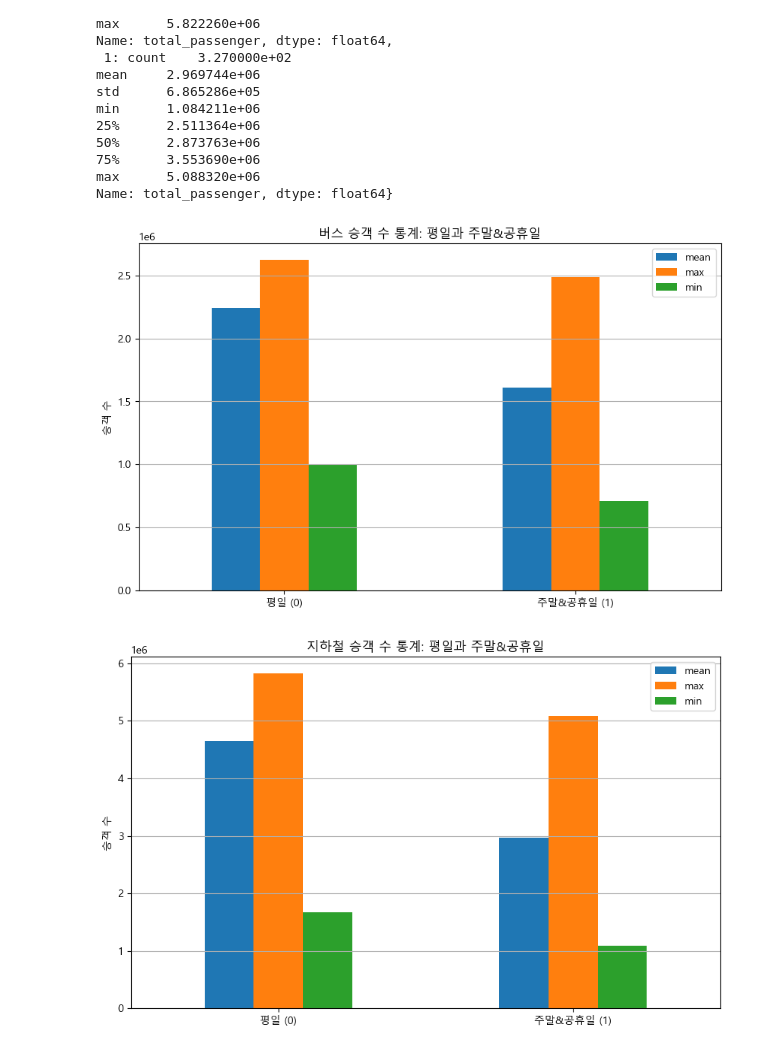
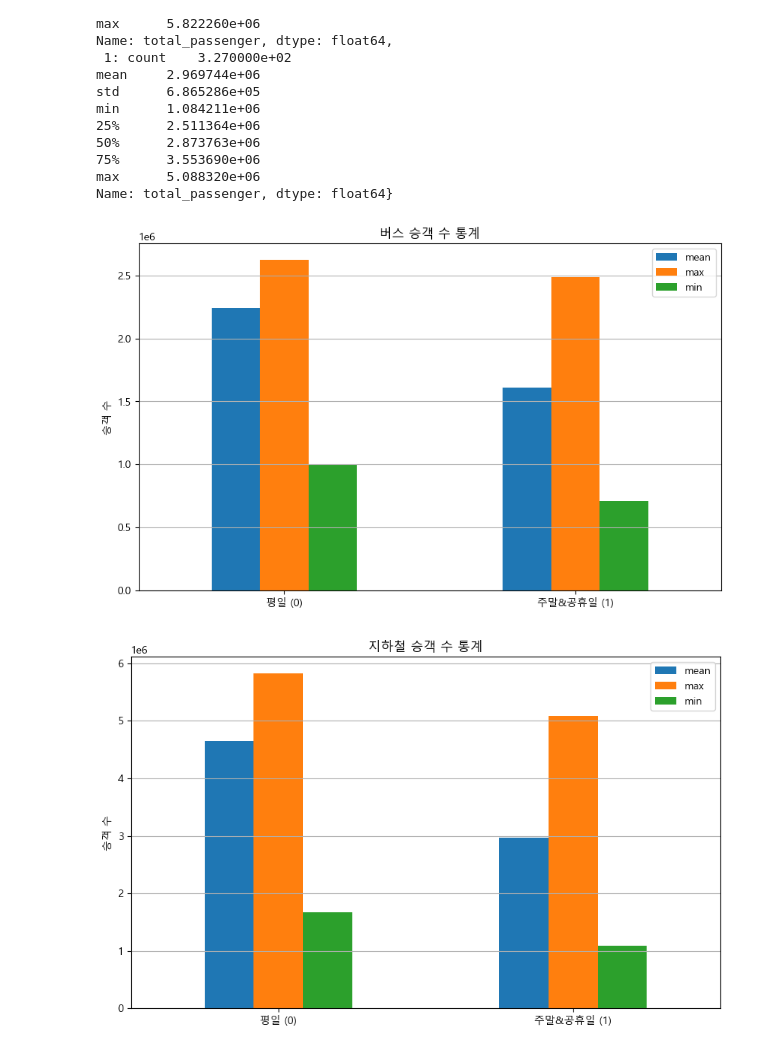
Before and after one commit to mini-project-y/1st_mini_project, a Jupyter notebook: Mook/pjt_01.ipynb, the cells around one changed output. Cells and saved outputs as stored; diff of their text form; code cells hidden in the pictures.

```diff
--- a/Mook/pjt_01.ipynb
+++ b/Mook/pjt_01.ipynb
@@ -310,19 +309,19 @@ Name: total_passenger, dtype: float64}
 # %%
 # 위에서 만든 기술통계량을 이용하여 시각화
 # 통계 값 추출
 statistics_bus = pd.DataFrame(bus_passengers_description).T
 statistics_bus = statistics_bus[['mean', 'max', 'min']]
 
 # 버스 시각화
 statistics_bus.index = ['평일 (0)', '주말&공휴일 (1)']
 statistics_bus.plot(kind='bar', figsize=(10, 6))
-plt.title('버스 승객 수 통계: 평일과 주말&공휴일')
+plt.title('버스 승객 수 통계')
 plt.xticks(rotation=0)
 plt.ylabel('승객 수')
 plt.grid(axis='y')
 plt.show()
 # %% [output]
-[figure, old version]
+[figure, new version]
 # %%
 # 통계 값 추출
 statistics_train = pd.DataFrame(train_passengers_description).T
@@ -331,10 +330,10 @@ statistics_train = statistics_train[['mean', 'max', 'min']]
 # 지하철 시각화
 statistics_train.index = ['평일 (0)', '주말&공휴일 (1)']
 statistics_train.plot(kind='bar', figsize=(10, 6))
-plt.title('지하철 승객 수 통계: 평일과 주말&공휴일')
+plt.title('지하철 승객 수 통계')
 plt.xticks(rotation=0)
 plt.ylabel('승객 수')
 plt.grid(axis='y')
 plt.show()
 # %% [output]
-[figure, old version]
+[figure, new version]
```
Also changed, not shown: parts of 1 cell of this notebook.
